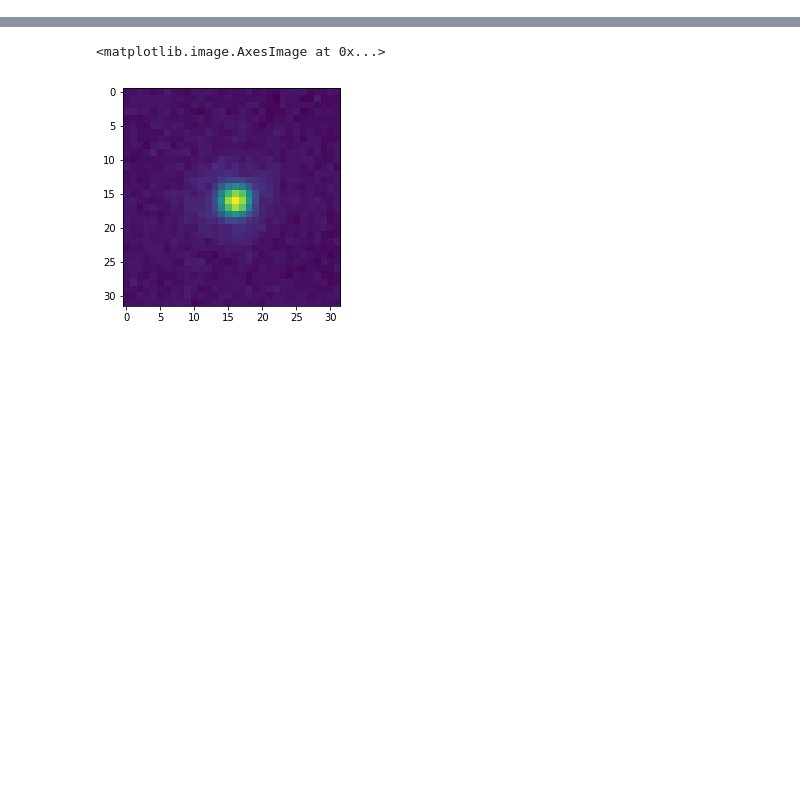
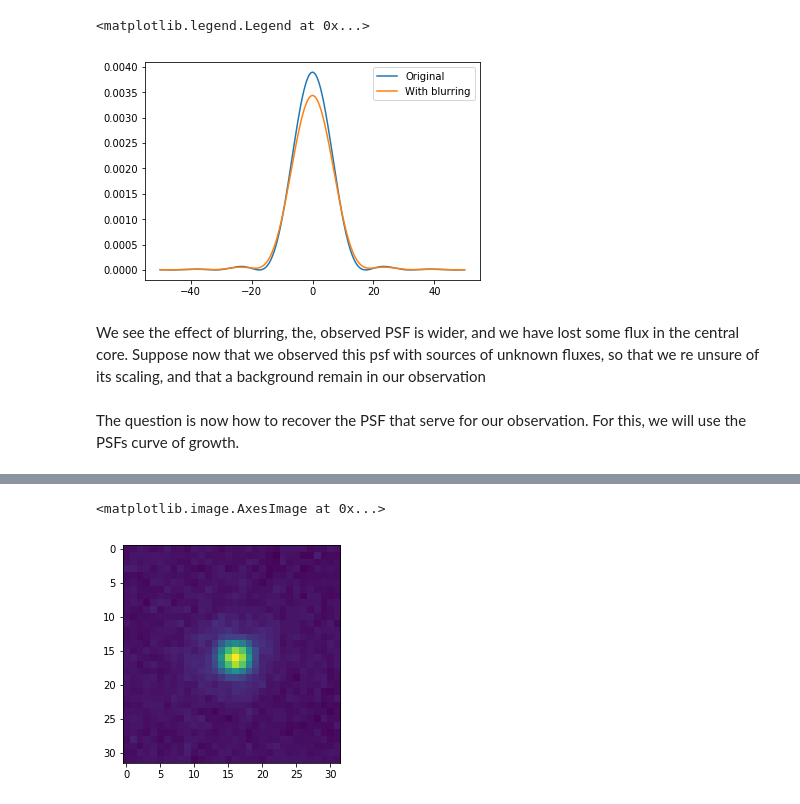
Before and after one commit to H-E-L-P/PSF_normalisation, a Jupyter notebook: notebooks/normalize_psfs.ipynb, the cells around one changed output, grey strips where cells are left out. Saved outputs shown, nothing was run; the diff lists cells and outputs as text; code cells hidden in the pictures; blank space fills up the shorter version.

```diff
--- a/notebooks/normalize_psfs.ipynb
+++ b/notebooks/normalize_psfs.ipynb
@@ -17,0 +64,5 @@ from scipy import interpolate
+# %%
+fwhm = 10.
+sigma = fwhm / 2. / np.sqrt(2. * np.log(fwhm))
+sigmasq = sigma**2
+kernel_blur = 1./ 2./ np.pi / sigmasq * np.exp(-(r**2/2./sigmasq))
@@ -17,0 +74,12 @@ from scipy import interpolate
+# %%
+# apply the blur
+psfblur = signal.convolve(psf, kernel_blur, mode='same')*resol**2
+# %%
+plt.plot(y[ycen-500:ycen+500], psf[ycen-500:ycen+500, xcen], label='Original')
+plt.plot(y[ycen-500:ycen+500], psfblur[ycen-500:ycen+500, xcen], label='With blurring')
+plt.legend()
+# %% [output]
+<matplotlib.legend.Legend at 0x...>
+[figure, added]
+# %% [markdown]
+We see the effect of blurring, the, observed PSF is wider, and we have lost some flux in the central core. Suppose now that we observed this psf with sources of unknown fluxes, so that we re unsure of its scaling, and that a background remain in our observation
@@ -17,0 +88,2 @@ from scipy import interpolate
+# %% [markdown]
+The question is now how to recover the PSF that serve for our observation. For this, we will use the PSFs curve of growth.
```
Also changed, not shown: parts of 42 cells of this notebook.
